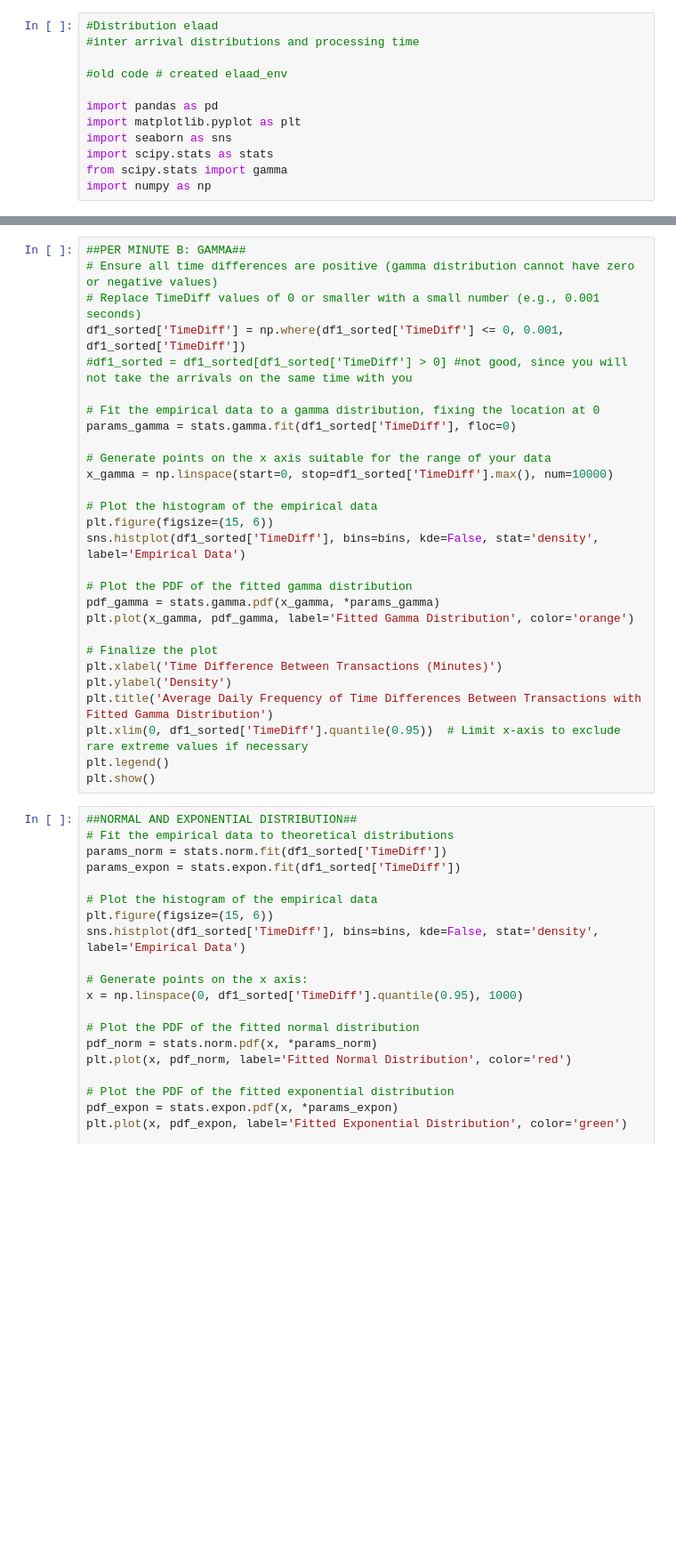
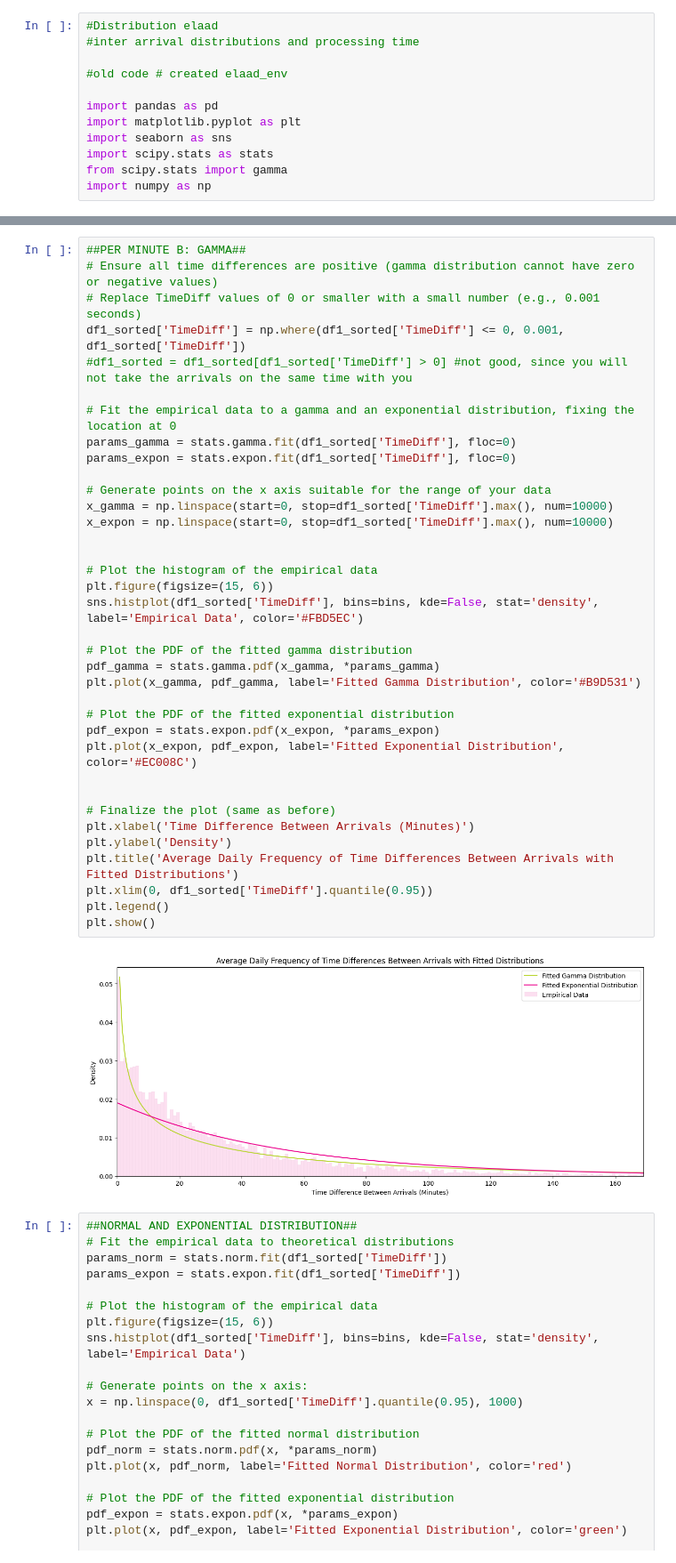
Before and after one commit to Fpadt/salabim_examples, a Jupyter notebook: Distribution/Elaad_distribution.ipynb, the cells around one changed output, grey strips where cells are left out. Shown at 89% size. Saved outputs shown, nothing was run; the diff lists cells and outputs as text; blank space fills up the shorter version.

```diff
--- a/Distribution/Elaad_distribution.ipynb
+++ b/Distribution/Elaad_distribution.ipynb
@@ -131,31 +134,41 @@ plt.show()
 # %%
 ##PER MINUTE B: GAMMA##
 # Ensure all time differences are positive (gamma distribution cannot have zero or negative values)
 # Replace TimeDiff values of 0 or smaller with a small number (e.g., 0.001 seconds)
 df1_sorted['TimeDiff'] = np.where(df1_sorted['TimeDiff'] <= 0, 0.001, df1_sorted['TimeDiff'])
 #df1_sorted = df1_sorted[df1_sorted['TimeDiff'] > 0] #not good, since you will not take the arrivals on the same time with you
 
-# Fit the empirical data to a gamma distribution, fixing the location at 0
+# Fit the empirical data to a gamma and an exponential distribution, fixing the location at 0
 params_gamma = stats.gamma.fit(df1_sorted['TimeDiff'], floc=0)
+params_expon = stats.expon.fit(df1_sorted['TimeDiff'], floc=0)
 
 # Generate points on the x axis suitable for the range of your data
 x_gamma = np.linspace(start=0, stop=df1_sorted['TimeDiff'].max(), num=10000)
+x_expon = np.linspace(start=0, stop=df1_sorted['TimeDiff'].max(), num=10000)
+
 
 # Plot the histogram of the empirical data
 plt.figure(figsize=(15, 6))
-sns.histplot(df1_sorted['TimeDiff'], bins=bins, kde=False, stat='density', label='Empirical Data')
+sns.histplot(df1_sorted['TimeDiff'], bins=bins, kde=False, stat='density', label='Empirical Data', color='#FBD5EC')
 
 # Plot the PDF of the fitted gamma distribution
 pdf_gamma = stats.gamma.pdf(x_gamma, *params_gamma)
-plt.plot(x_gamma, pdf_gamma, label='Fitted Gamma Distribution', color='orange')
+plt.plot(x_gamma, pdf_gamma, label='Fitted Gamma Distribution', color='#B9D531')
 
-# Finalize the plot
-plt.xlabel('Time Difference Between Transactions (Minutes)')
+# Plot the PDF of the fitted exponential distribution
+pdf_expon = stats.expon.pdf(x_expon, *params_expon)
+plt.plot(x_expon, pdf_expon, label='Fitted Exponential Distribution', color='#EC008C')
+
+
+# Finalize the plot (same as before)
+plt.xlabel('Time Difference Between Arrivals (Minutes)')
 plt.ylabel('Density')
-plt.title('Average Daily Frequency of Time Differences Between Transactions with Fitted Gamma Distribution')
-plt.xlim(0, df1_sorted['TimeDiff'].quantile(0.95))  # Limit x-axis to exclude rare extreme values if necessary
+plt.title('Average Daily Frequency of Time Differences Between Arrivals with Fitted Distributions')
+plt.xlim(0, df1_sorted['TimeDiff'].quantile(0.95))
 plt.legend()
 plt.show()
+# %% [output]
+[figure, added]
 # %%
 ##NORMAL AND EXPONENTIAL DISTRIBUTION##
 # Fit the empirical data to theoretical distributions
```
Also changed, not shown: parts of 7 cells of this notebook.
